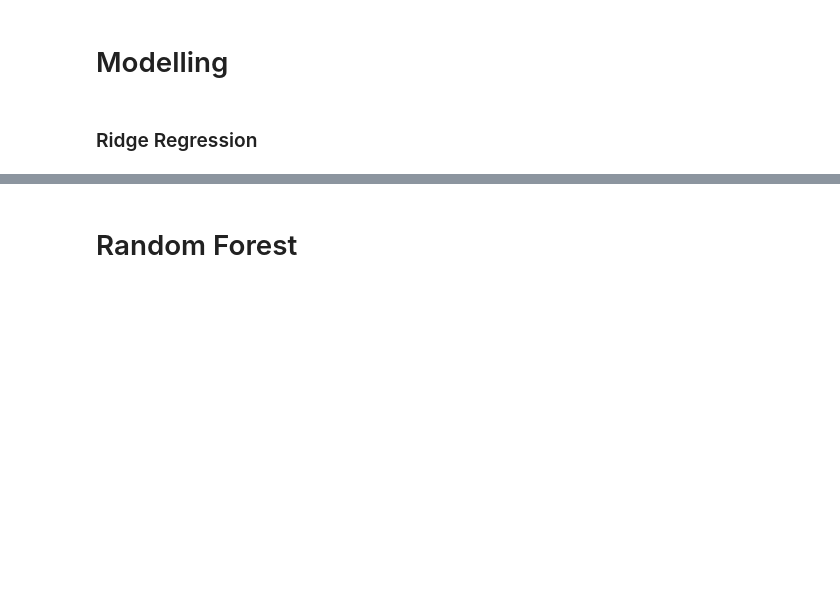
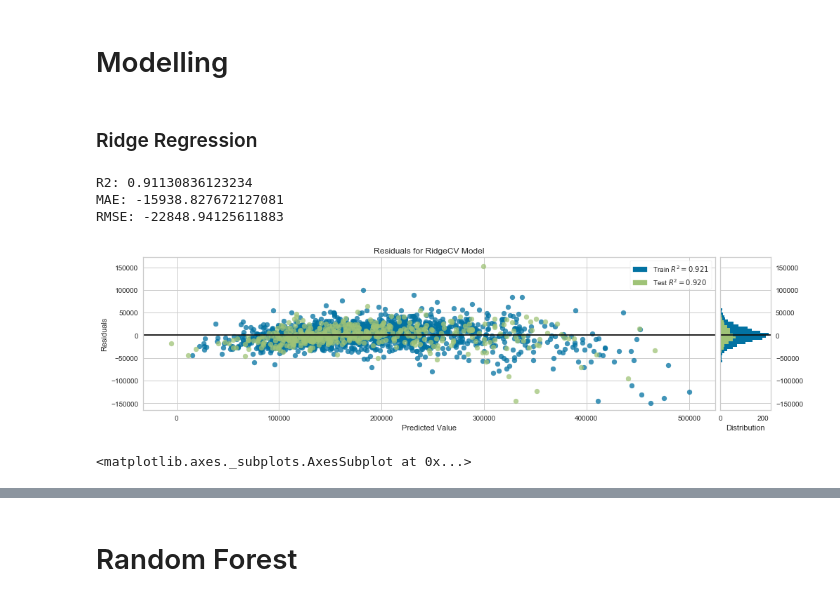
Before and after one commit to coldwhitewinters/ames, a Jupyter notebook: notebooks/housing.ipynb, the cells around one changed output, grey strips where cells are left out. Saved outputs shown, nothing was run; the diff lists cells and outputs as text; code cells hidden in the pictures; blank space fills up the shorter version.

```diff
--- a/notebooks/housing.ipynb
+++ b/notebooks/housing.ipynb
@@ -435,2 +435,6 @@ train_du = data_preparation(train)
+# %%
+train = data.copy()
+train_du = pd.get_dummies(data, columns=data.select_dtypes(include="object").columns, drop_first=False)
+train_df = pd.get_dummies(data, columns=data.select_dtypes(include="object").columns, drop_first=True)
 # %% [markdown]
 # Modelling
@@ -437,2 +443,25 @@ train_du = data_preparation(train)
+# %%
+X_train, X_val, y_train, y_val = prepare_data_for_model(train_du, val_size=0.2)
 # %% [markdown]
 ### Ridge Regression
+# %%
+steps = [
+    ('scale', StandardScaler()),
+    ('feature_selection', RFECV(Ridge(), min_features_to_select=10, cv=5, scoring="neg_mean_absolute_error")),
+    ('ridge_regression', RidgeCV(alphas=(0.001, 0.01, 0.1, 1, 10, 100)))
+]
+model_ridge = Pipeline(steps)
+# %%
+score_model(model_ridge, X, y, metrics)
+# %% [output]
+R2: 0.91130836123234
+MAE: -15938.827672127081
+RMSE: -22848.94125611883
+# %%
+visualizer = ResidualsPlot(model_ridge)
+visualizer.fit(X_train, y_train)
+visualizer.score(X_val, y_val)
+visualizer.show()
+# %% [output]
+[figure, added]
+<matplotlib.axes._subplots.AxesSubplot at 0x...>
```
Also changed, not shown: parts of 83 cells of this notebook.
